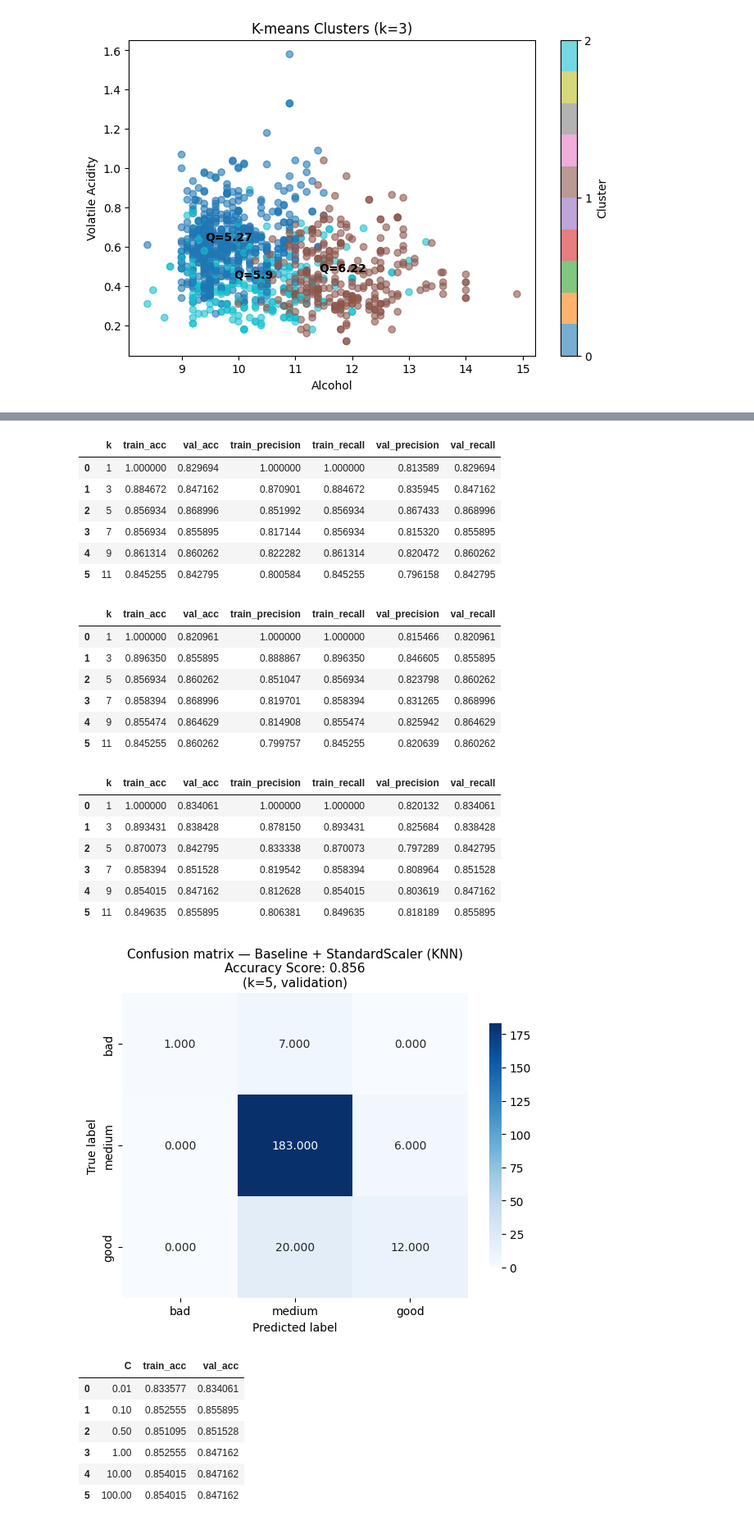
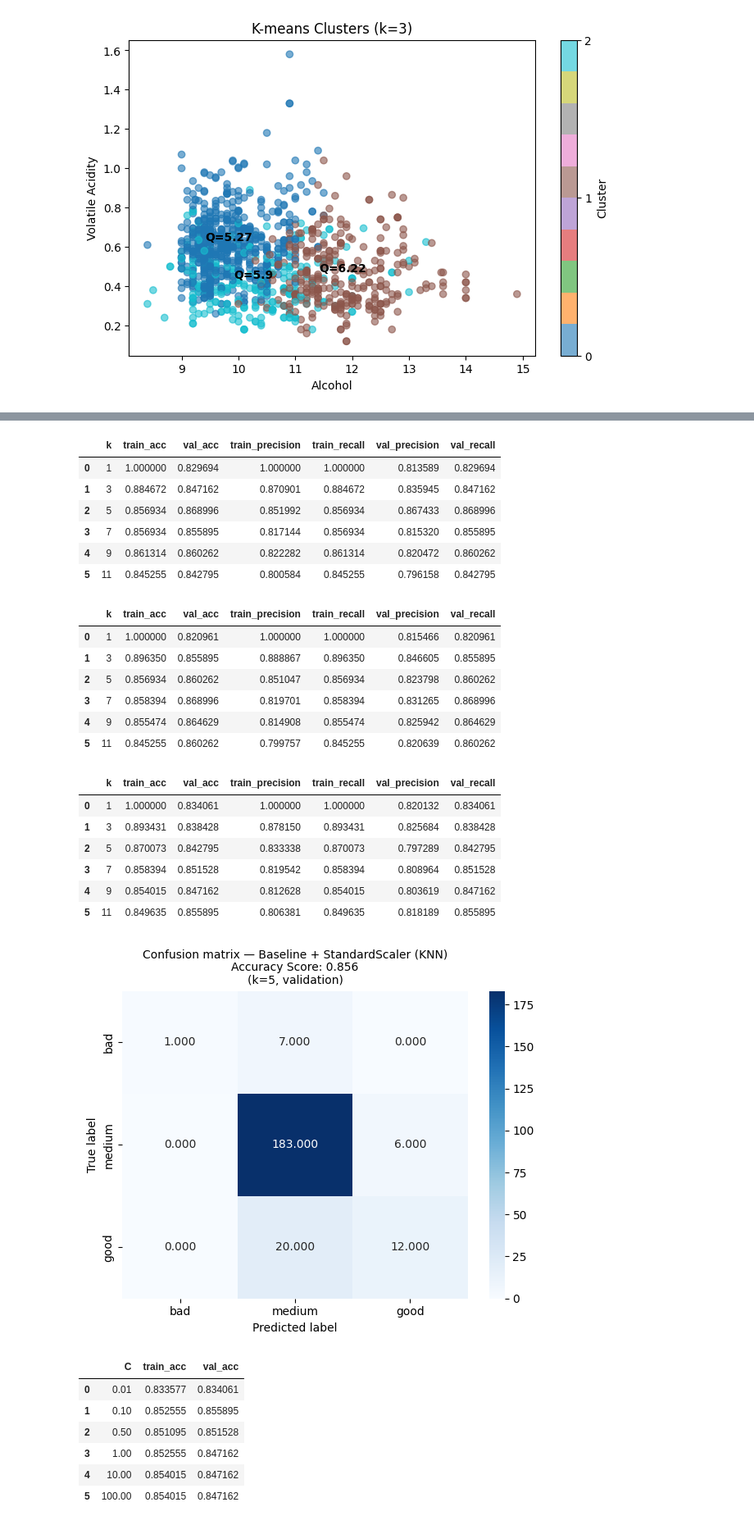
Before and after one commit to mrl588/Wine-Prediction, a Jupyter notebook: wine_quality_ml_final.ipynb, the cells around one changed output, grey strips where cells are left out. Shown at 82% size. Saved outputs shown, nothing was run; the diff lists cells and outputs as text; code cells hidden in the pictures.

```diff
--- a/wine_quality_ml_final.ipynb
+++ b/wine_quality_ml_final.ipynb
@@ -149,17 +149,7 @@ y_bucket = np.select(
 )
 
 feature_cols = [
-    "fixed_acidity",
-    "volatile_acidity",
-    "citric_acid",
-    "residual_sugar",
-    "chlorides",
-    "free_sulfur_dioxide",
-    "total_sulfur_dioxide",
-    "density",
-    "pH",
-    "sulphates",
-    "alcohol",
+    "fixed_acidity","volatile_acidity","citric_acid","residual_sugar","chlorides","free_sulfur_dioxide","total_sulfur_dioxide","density","pH","sulphates","alcohol",
 ]
 X = df[feature_cols]
 
@@ -323,66 +313,54 @@ def _val_confusion_heatmap(ax, X_tr, X_va, y_tr, y_va, results, title):
     cm = confusion_matrix(y_va, y_pred, labels=[0, 1, 2])
     acc = accuracy_score(y_va, y_pred)
     sns.heatmap(
-        cm.astype(float),
-        annot=True,
-        fmt=".3f",
-        cmap="Blues",
-        ax=ax,
-        xticklabels=_cm_labels,
-        yticklabels=_cm_labels,
-        vmin=0,
-        cbar_kws={"shrink": 0.8},
+        cm.astype(float),annot=True,fmt=".3f",cmap="Blues",ax=ax,xticklabels=_cm_labels,yticklabels=_cm_labels,vmin=0,
+
     )
     ax.set_xlabel("Predicted label")
     ax.set_ylabel("True label")
     ax.set_title(
         f"Confusion matrix — {title}\nAccuracy Score: {acc:.3f}\n(k={k_star}, validation)",
-        fontsize=11,
+        fontsize=10,
     )
 
 
 fig, ax = plt.subplots(figsize=(6, 5))
 _val_confusion_heatmap(
-    ax,
-    X_train_scaled,
-    X_val_scaled,
-    y_train,
-    y_val,
-    knn_results,
+    ax,X_train_scaled,X_val_scaled,y_train,y_val,knn_results,
     "Baseline + StandardScaler (KNN)",
 )
 plt.tight_layout()
 plt.show()
 # %% [output]
 |  | k | train_acc | val_acc | train_precision | train_recall | val_precision | val_recall |
 | 0 | 1 | 1.000000 | 0.816594 | 1.000000 | 1.000000 | 0.805580 | 0.816594 |
 | 1 | 3 | 0.893431 | 0.834061 | 0.878466 | 0.893431 | 0.827478 | 0.834061 |
 | 2 | 5 | 0.864234 | 0.855895 | 0.827704 | 0.864234 | 0.847307 | 0.855895 |
 | 3 | 7 | 0.843796 | 0.838428 | 0.801282 | 0.843796 | 0.795872 | 0.838428 |
 | 4 | 9 | 0.842336 | 0.847162 | 0.796220 | 0.842336 | 0.803619 | 0.847162 |
 | 5 | 11 | 0.839416 | 0.851528 | 0.790643 | 0.839416 | 0.812227 | 0.851528 |
 |  | k | train_acc | val_acc | train_precision | train_recall | val_precision | val_recall |
 | 0 | 1 | 1.000000 | 0.829694 | 1.000000 | 1.000000 | 0.813589 | 0.829694 |
 | 1 | 3 | 0.884672 | 0.847162 | 0.870901 | 0.884672 | 0.835945 | 0.847162 |
 | 2 | 5 | 0.856934 | 0.868996 | 0.851992 | 0.856934 | 0.867433 | 0.868996 |
 | 3 | 7 | 0.856934 | 0.855895 | 0.817144 | 0.856934 | 0.815320 | 0.855895 |
 | 4 | 9 | 0.861314 | 0.860262 | 0.822282 | 0.861314 | 0.820472 | 0.860262 |
 | 5 | 11 | 0.845255 | 0.842795 | 0.800584 | 0.845255 | 0.796158 | 0.842795 |
 |  | k | train_acc | val_acc | train_precision | train_recall | val_precision | val_recall |
 | 0 | 1 | 1.000000 | 0.820961 | 1.000000 | 1.000000 | 0.815466 | 0.820961 |
 | 1 | 3 | 0.896350 | 0.855895 | 0.888867 | 0.896350 | 0.846605 | 0.855895 |
 | 2 | 5 | 0.856934 | 0.860262 | 0.851047 | 0.856934 | 0.823798 | 0.860262 |
 | 3 | 7 | 0.858394 | 0.868996 | 0.819701 | 0.858394 | 0.831265 | 0.868996 |
 | 4 | 9 | 0.855474 | 0.864629 | 0.814908 | 0.855474 | 0.825942 | 0.864629 |
 | 5 | 11 | 0.845255 | 0.860262 | 0.799757 | 0.845255 | 0.820639 | 0.860262 |
 |  | k | train_acc | val_acc | train_precision | train_recall | val_precision | val_recall |
 | 0 | 1 | 1.000000 | 0.834061 | 1.000000 | 1.000000 | 0.820132 | 0.834061 |
 | 1 | 3 | 0.893431 | 0.838428 | 0.878150 | 0.893431 | 0.825684 | 0.838428 |
 | 2 | 5 | 0.870073 | 0.842795 | 0.833338 | 0.870073 | 0.797289 | 0.842795 |
 | 3 | 7 | 0.858394 | 0.851528 | 0.819542 | 0.858394 | 0.808964 | 0.851528 |
 | 4 | 9 | 0.854015 | 0.847162 | 0.812628 | 0.854015 | 0.803619 | 0.847162 |
 | 5 | 11 | 0.849635 | 0.855895 | 0.806381 | 0.849635 | 0.818189 | 0.855895 |
-[figure, old version]
+[figure, new version]
 # %%
 # Logistic Regression (same 3-class labels and train/val split as KNN cell above)
 from sklearn.linear_model import LogisticRegression
```
Also changed, not shown: parts of 1 cell of this notebook.
